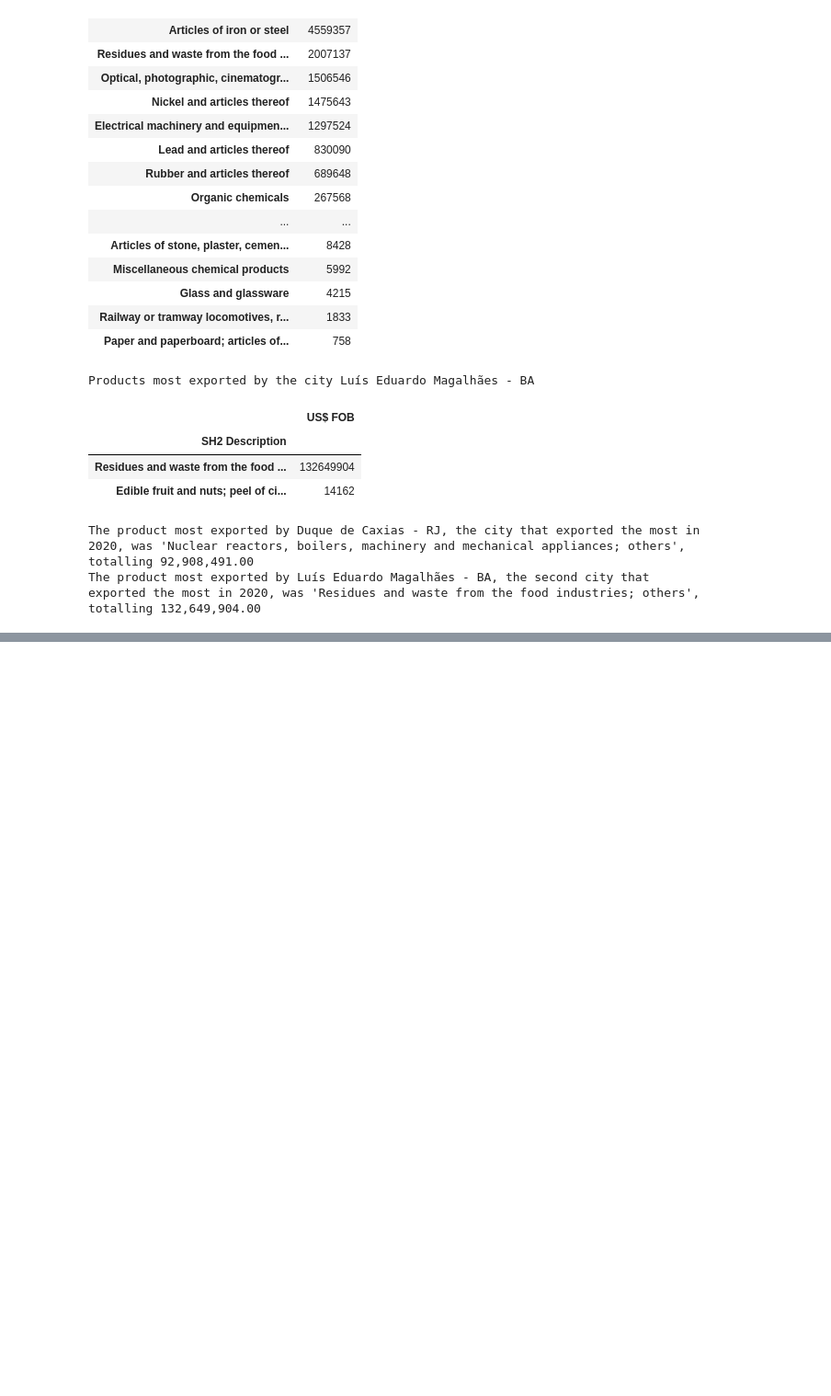
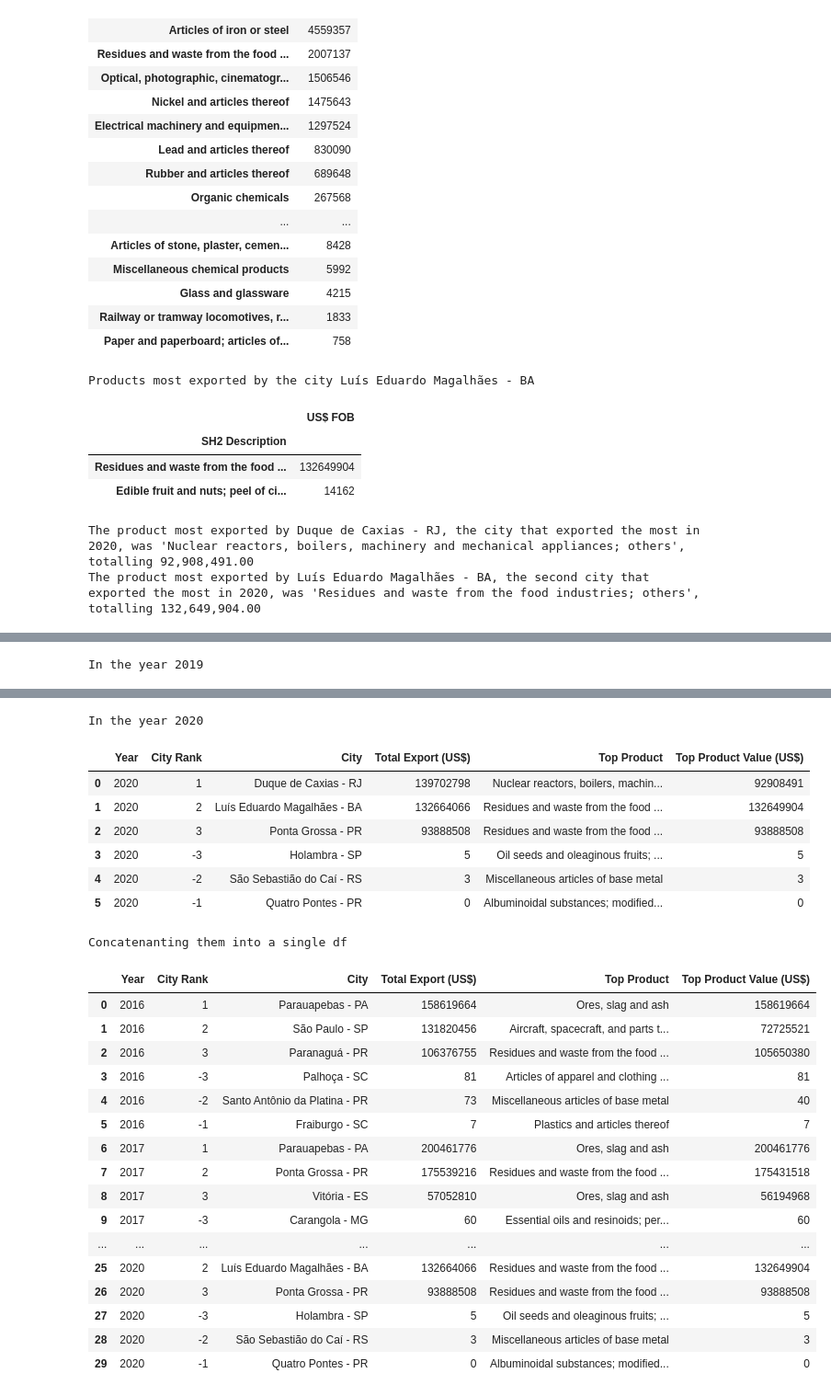
Before and after one commit to DerickRedDanger/Python, a Jupyter notebook: Pandas/Mini_projects/Mini Analysis on Brazil exportation/Analise-Inicial.ipynb, the cells around one changed output, grey strips where cells are left out. Shown: that part at 92% size. Cells and saved outputs as stored; diff of their text form; code cells hidden in the pictures; blank space fills up the shorter version.

```diff
--- a/Pandas/Mini_projects/Mini Analysis on Brazil exportation/Analise-Inicial.ipynb
+++ b/Pandas/Mini_projects/Mini Analysis on Brazil exportation/Analise-Inicial.ipynb
@@ -257,0 +260,9 @@ The product most exported by Luís Eduardo Magalhães - BA, the second city that
+# %%
+years = [2016, 2017, 2018, 2019, 2020]
+
+for year in years:
+    product_most_exported_df = export_France_df.query('`Year` == @year')
+    product_most_exported_df = product_most_exported_df.groupby('SH2 Description').agg({'US$ FOB' : 'sum'}).sort_values('US$ FOB', ascending = False)
+    product_most_exported_id = product_most_exported_df.index[0]
+    product_most_exported_value = product_most_exported_df.iloc[0,0]
+    print(f'The product most exported in {year} was {product_most_exported_id} with a total export of US$ {product_most_exported_value:,}')
@@ -257,0 +277,7 @@ The product most exported by Luís Eduardo Magalhães - BA, the second city that
+# %%
+for year in years:
+    month_most_exported_df = export_France_df.query('`Year` == @year')
+    month_most_exported_df = month_most_exported_df.groupby('Month').agg({'US$ FOB' : 'sum'}).sort_values('US$ FOB', ascending = False)
+    month_most_exported_id = month_most_exported_df.idxmax().iloc[0]
+    month_most_exported_value = month_most_exported_df.max().iloc[0]
+    print(f'In the {year}, the month with most export was the {month_most_exported_id}º with a total export of US$ {month_most_exported_value:,}')
@@ -257,0 +335,37 @@ The product most exported by Luís Eduardo Magalhães - BA, the second city that
+# %%
+dfs=[]
+
+for year in years:
+    data = []
+    yearly_df = export_France_df.query('`Year` == @year')
+    city_export_df = yearly_df.groupby('City').agg({'US$ FOB' : 'sum'}).sort_values('US$ FOB', ascending = False)
+
+    print(f'In the year {year}')
+
+    for Range_info in Ranges_info:
+        for city_index in Range_info[0]:
+            city = city_export_df.index[city_index]
+            city_export_value = city_export_df.iloc[city_index,0]
+            produc_city_most_export_df = yearly_df.query('`Year` == @year and `City` == @city')
+            produc_city_most_export_df = produc_city_most_export_df.groupby('SH2 Description').agg({'US$ FOB' : 'sum'}).sort_values('US$ FOB', ascending = False)
+            city_top_product = produc_city_most_export_df.index[0]
+            city_top_product_value = produc_city_most_export_df.iloc[0,0]
+
+            row = {
+                'Year': year,
+                'City Rank': city_index +1 if Range_info[1] == 'highest' else city_index,
+                'City': city,
+                'Total Export (US$)': city_export_value,
+                'Top Product': city_top_product,
+                'Top Product Value (US$)': city_top_product_value
+            }
+
+            data.append(row)
+    df = pd.DataFrame(data)
+    display(df)
+    dfs.append(df)
+
+final_df = pd.concat(dfs, ignore_index=True)
+print('Concatenanting them into a single df')
+display(final_df)
+# %% [output]
@@ -257,0 +396 @@ The product most exported by Luís Eduardo Magalhães - BA, the second city that
+In the year 2019
@@ -257,0 +404,26 @@ The product most exported by Luís Eduardo Magalhães - BA, the second city that
+In the year 2020
+|  | Year | City Rank | City | Total Export (US$) | Top Product | Top Product Value (US$) |
+| 0 | 2020 | 1 | Duque de Caxias - RJ | 139702798 | Nuclear reactors, boilers, machin... | 92908491 |
+| 1 | 2020 | 2 | Luís Eduardo Magalhães - BA | 132664066 | Residues and waste from the food ... | 132649904 |
+| 2 | 2020 | 3 | Ponta Grossa - PR | 93888508 | Residues and waste from the food ... | 93888508 |
+| 3 | 2020 | -3 | Holambra - SP | 5 | Oil seeds and oleaginous fruits; ... | 5 |
+| 4 | 2020 | -2 | São Sebastião do Caí - RS | 3 | Miscellaneous articles of base metal | 3 |
+| 5 | 2020 | -1 | Quatro Pontes - PR | 0 | Albuminoidal substances; modified... | 0 |
+Concatenanting them into a single df
+|  | Year | City Rank | City | Total Export (US$) | Top Product | Top Product Value (US$) |
+| 0 | 2016 | 1 | Parauapebas - PA | 158619664 | Ores, slag and ash | 158619664 |
+| 1 | 2016 | 2 | São Paulo - SP | 131820456 | Aircraft, spacecraft, and parts t... | 72725521 |
+| 2 | 2016 | 3 | Paranaguá - PR | 106376755 | Residues and waste from the food ... | 105650380 |
+| 3 | 2016 | -3 | Palhoça - SC | 81 | Articles of apparel and clothing ... | 81 |
+| 4 | 2016 | -2 | Santo Antônio da Platina - PR | 73 | Miscellaneous articles of base metal | 40 |
+| 5 | 2016 | -1 | Fraiburgo - SC | 7 | Plastics and articles thereof | 7 |
+| 6 | 2017 | 1 | Parauapebas - PA | 200461776 | Ores, slag and ash | 200461776 |
+| 7 | 2017 | 2 | Ponta Grossa - PR | 175539216 | Residues and waste from the food ... | 175431518 |
+| 8 | 2017 | 3 | Vitória - ES | 57052810 | Ores, slag and ash | 56194968 |
+| 9 | 2017 | -3 | Carangola - MG | 60 | Essential oils and resinoids; per... | 60 |
+| ... | ... | ... | ... | ... | ... | ... |
+| 25 | 2020 | 2 | Luís Eduardo Magalhães - BA | 132664066 | Residues and waste from the food ... | 132649904 |
+| 26 | 2020 | 3 | Ponta Grossa - PR | 93888508 | Residues and waste from the food ... | 93888508 |
+| 27 | 2020 | -3 | Holambra - SP | 5 | Oil seeds and oleaginous fruits; ... | 5 |
+| 28 | 2020 | -2 | São Sebastião do Caí - RS | 3 | Miscellaneous articles of base metal | 3 |
+| 29 | 2020 | -1 | Quatro Pontes - PR | 0 | Albuminoidal substances; modified... | 0 |
```
Also changed, not shown: parts of 9 cells of this notebook.
